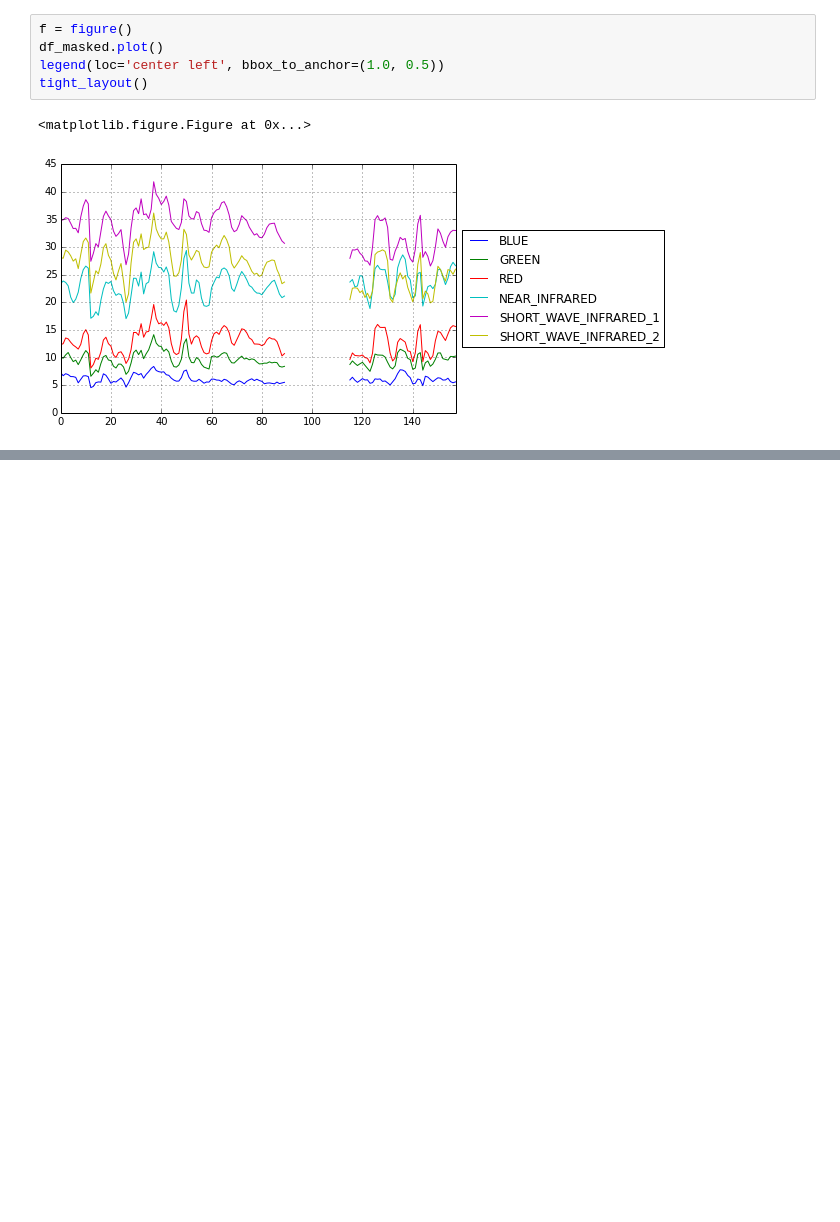
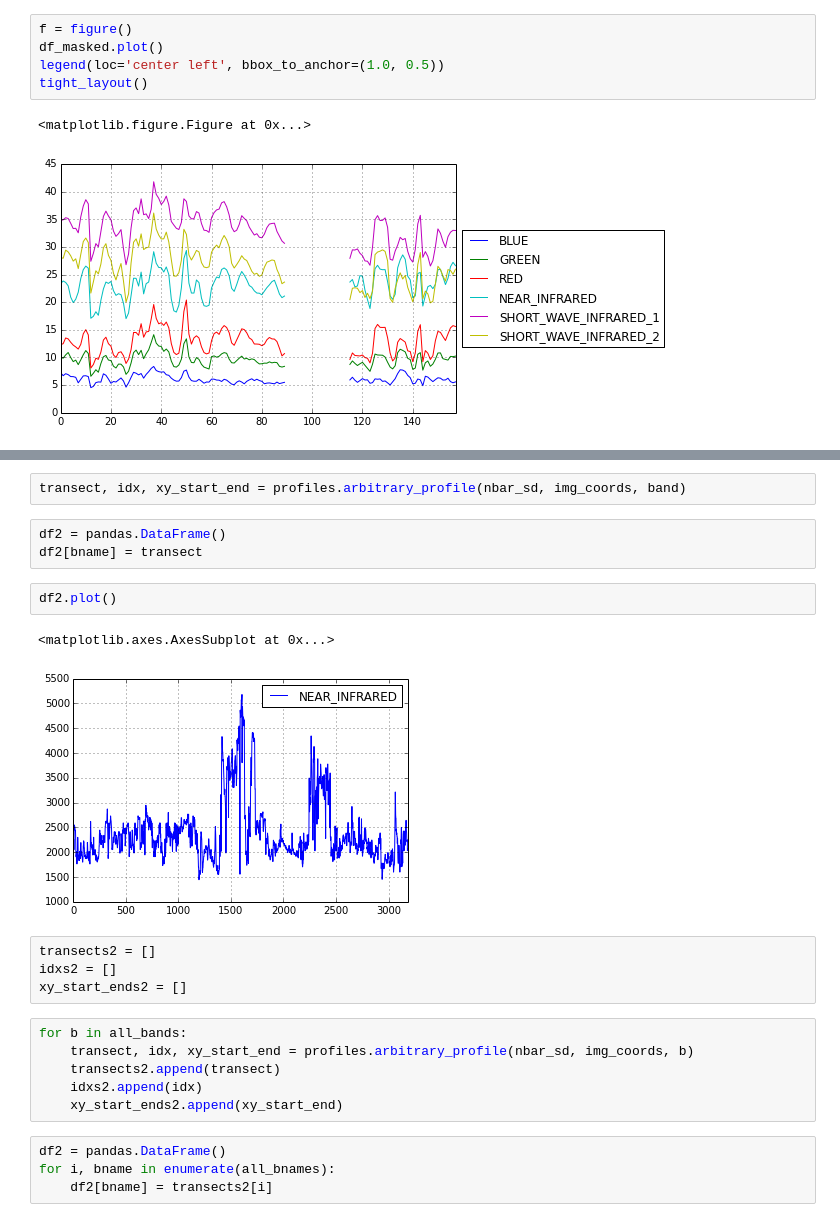
Before and after one commit to sixy6e/stash, a Jupyter notebook: Python/notebooks/agdc-api-transects.ipynb, the cells around one changed output, grey strips where cells are left out. Cells and saved outputs as stored; diff of their text form; blank space fills up the shorter version.

```diff
--- a/Python/notebooks/agdc-api-transects.ipynb
+++ b/Python/notebooks/agdc-api-transects.ipynb
@@ -215,0 +297,24 @@ tight_layout()
+# %%
+transect, idx, xy_start_end = profiles.arbitrary_profile(nbar_sd, img_coords, band)
+# %%
+df2 = pandas.DataFrame()
+df2[bname] = transect
+# %%
+df2.plot()
+# %% [output]
+<matplotlib.axes.AxesSubplot at 0x...>
+[figure, added]
+# %%
+transects2 = []
+idxs2 = []
+xy_start_ends2 = []
+# %%
+for b in all_bands:
+    transect, idx, xy_start_end = profiles.arbitrary_profile(nbar_sd, img_coords, b)
+    transects2.append(transect)
+    idxs2.append(idx)
+    xy_start_ends2.append(xy_start_end)
+# %%
+df2 = pandas.DataFrame()
+for i, bname in enumerate(all_bnames):
+    df2[bname] = transects2[i]
```
Also changed, not shown: parts of 30 cells of this notebook.
